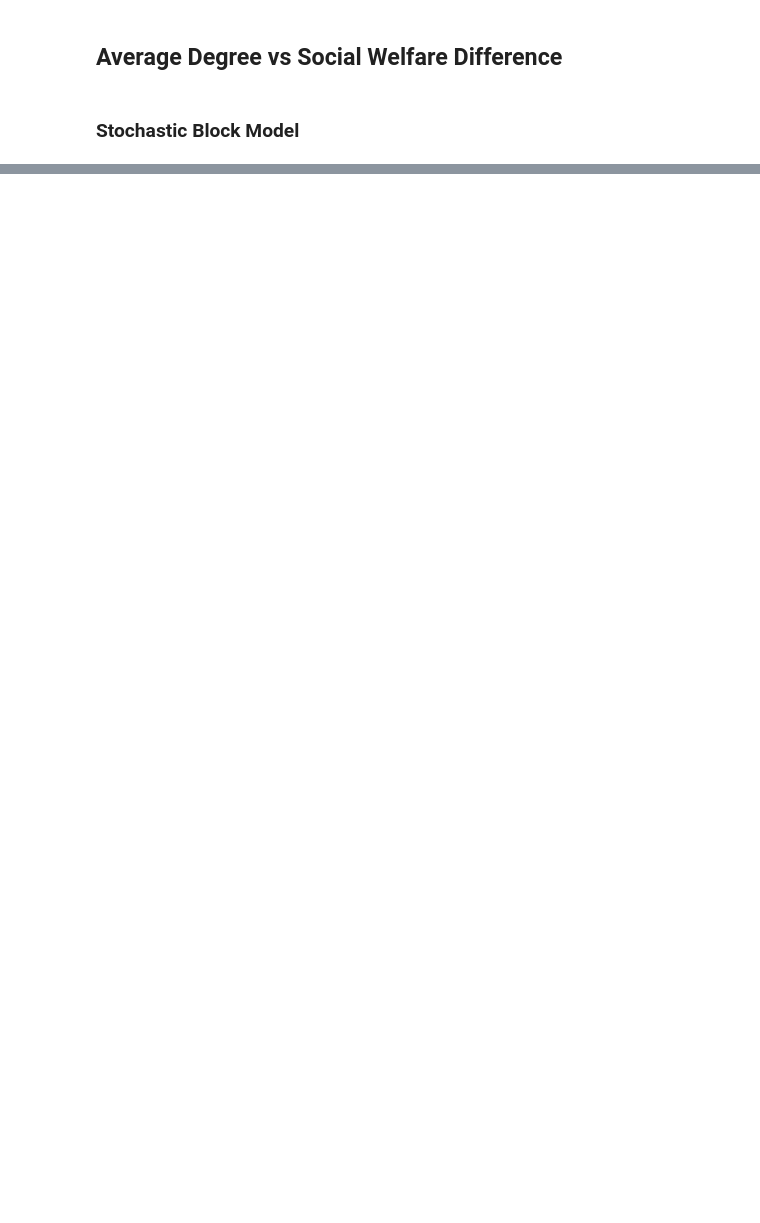
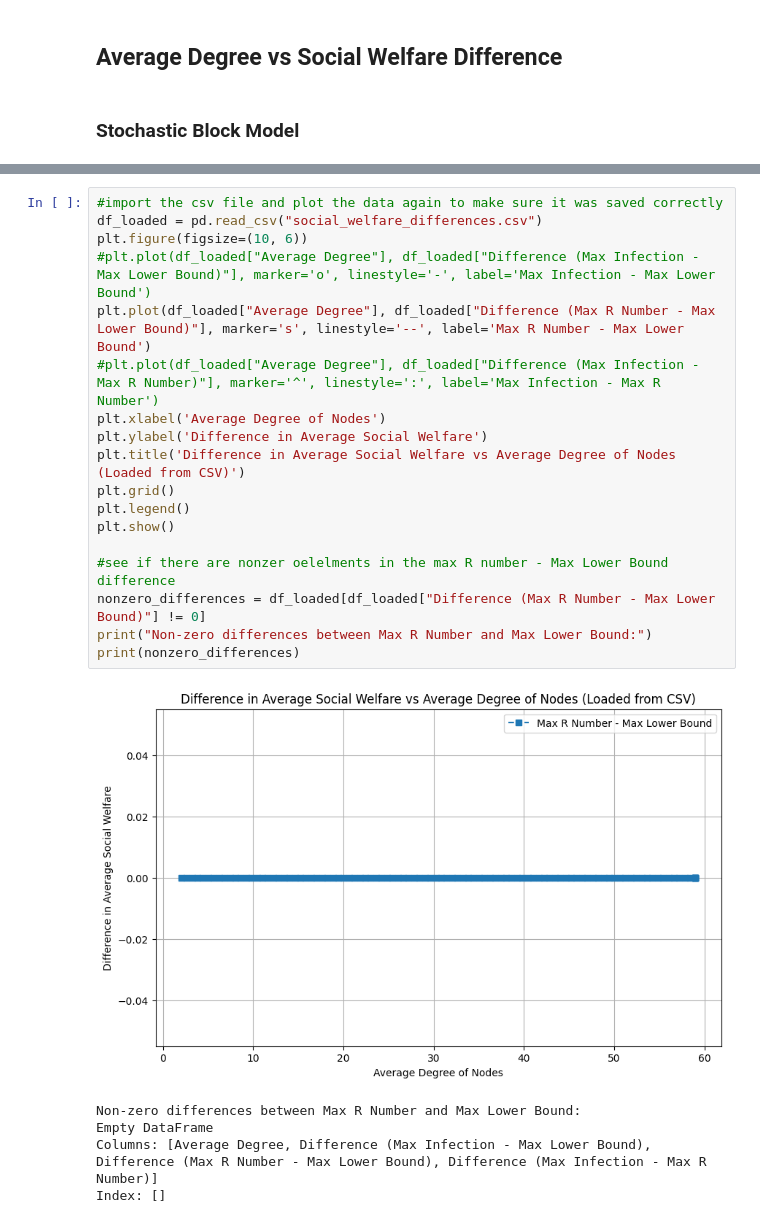
Before and after one commit to Jw1836/HybridNetworkModel, a Jupyter notebook: NMPC.ipynb, the cells around one changed output, grey strips where cells are left out. Cells and saved outputs as stored; diff of their text form; blank space fills up the shorter version.

```diff
--- a/NMPC.ipynb
+++ b/NMPC.ipynb
@@ -1180,3 +2141,27 @@ Lower Bound MPC Done!
+# %%
+#import the csv file and plot the data again to make sure it was saved correctly
+df_loaded = pd.read_csv("social_welfare_differences.csv")
+plt.figure(figsize=(10, 6))
+#plt.plot(df_loaded["Average Degree"], df_loaded["Difference (Max Infection - Max Lower Bound)"], marker='o', linestyle='-', label='Max Infection - Max Lower Bound')
+plt.plot(df_loaded["Average Degree"], df_loaded["Difference (Max R Number - Max Lower Bound)"], marker='s', linestyle='--', label='Max R Number - Max Lower Bound')
+#plt.plot(df_loaded["Average Degree"], df_loaded["Difference (Max Infection - Max R Number)"], marker='^', linestyle=':', label='Max Infection - Max R Number')
+plt.xlabel('Average Degree of Nodes')
+plt.ylabel('Difference in Average Social Welfare')
+plt.title('Difference in Average Social Welfare vs Average Degree of Nodes (Loaded from CSV)')
+plt.grid()
+plt.legend()
+plt.show()
+
+#see if there are nonzer oelelments in the max R number - Max Lower Bound difference
+nonzero_differences = df_loaded[df_loaded["Difference (Max R Number - Max Lower Bound)"] != 0]
+print("Non-zero differences between Max R Number and Max Lower Bound:")
+print(nonzero_differences)
+# %% [output]
+[figure, added]
+Non-zero differences between Max R Number and Max Lower Bound:
+Empty DataFrame
+Columns: [Average Degree, Difference (Max Infection - Max Lower Bound), Difference (Max R Number - Max Lower Bound), Difference (Max Infection - Max R Number)]
+Index: []
 # %% [markdown]
 ### Observations
 * In the above simulations, slightly better performance is achieved when directly optimizing the infection rates (Ian's method)
```
Also changed, not shown: parts of 18 cells of this notebook, 3 other files.
